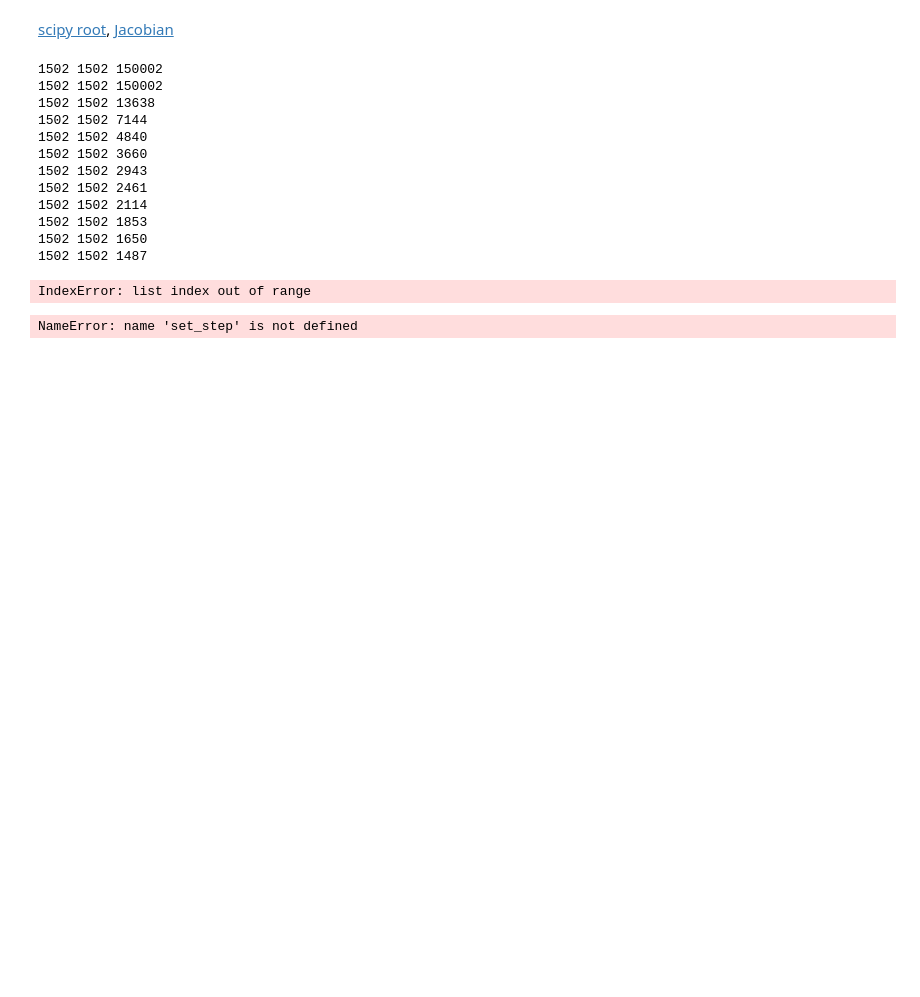
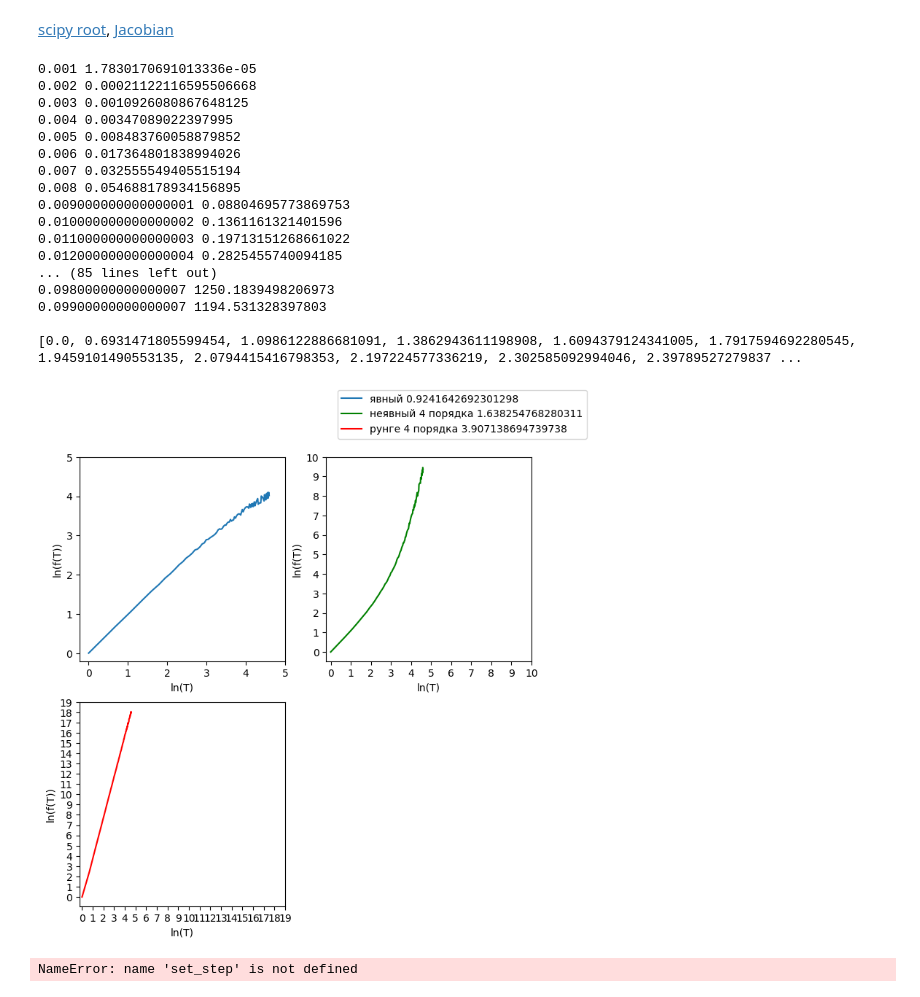
Before and after one commit to ArnautovPeter/projectPractice, a Jupyter notebook: src/old_main copy.ipynb, the cells around one changed output. Drawn from its saved outputs; the diff is of its cells as text; code cells hidden in the pictures; blank space fills up the shorter version.

```diff
--- a/src/old_main copy.ipynb
+++ b/src/old_main copy.ipynb
@@ -46,18 +46,20 @@ def explicit_method(T, a, xvn, yvn, c, b):
 # %%
 """Явный метод Рунге-Кутты 4-го порядка"""
 def explicit4_method(T, a, xvn, yvn, c, b):
-    kx1 = fx(xvn, yvn, a)
-    kx2 = fx(xvn + T/2*kx1, yvn + T/2, a)
-    kx3 = fx(xvn + T/2*kx2, yvn + T/2, a)
-    kx4 = fx(xvn + T*kx3, yvn + T, a)
-    xn = xvn + T/6*(kx1 + 2 * kx2 + 2 * kx3 + kx4)
+    kx1 = T * fx(xvn, yvn, a)
+    ky1 = T * fy(xvn, yvn, c, b)
 
-    ky1 = fy(xvn, yvn, c, b)
-    ky2 = fy(xvn + T/2, yvn + T/2 * ky1, c, b)
-    ky3 = fy(xvn + T/2, yvn + T/2 * ky2, c, b)
-    ky4 = fy(xvn + T/2, yvn + T * ky3, c, b)
-    yn = yvn + T/6*(ky1 + 2 * ky2 + 2 * ky3 + ky4)
+    kx2 = T * fx(xvn + 1/2*kx1, yvn + 1/2*ky1, a)
+    ky2 = T * fy(xvn + 1/2*kx1, yvn + 1/2 * ky1, c, b)
 
+    kx3 = T * fx(xvn + 1/2*kx2, yvn + 1/2 * ky2, a)
+    ky3 = T * fy(xvn + 1/2*kx2, yvn + 1/2 * ky2, c, b)
+
+    kx4 = T * fx(xvn + 1*kx3, yvn + 1 * ky3, a)
+    ky4 = T * fy(xvn + 1*kx3, yvn + 1 * ky3, c, b)
+
+    xn = xvn + (kx1 + 2 * kx2 + 2 * kx3 + kx4)/6.0
+    yn = yvn + (ky1 + 2 * ky2 + 2 * ky3 + ky4)/6.0
     return (xn, yn)
 # %%
 """Явный метод Рунге-Кутты 5-го порядка"""
@@ -295,7 +297,7 @@ def f(T_in):
     C2 = 2
     # T = 0.001
     t_start = 0
-    t_finish = 15
+    t_finish = 6
     a = 1
     # fig1 = plt.figure(figsize=(10,18))
     # px1 = fig1.add_subplot(111)
@@ -311,8 +313,8 @@ def f(T_in):
 
     lst =  ((C1+3*C2*t_start) * math.e**(2*t_start), (C2 - C1 - 3 * C2 * t_start) * math.e**(2*t_start))
     sol = Solver2((fx2, fy2), [a, b, c], lst, (t_start, t_finish))
-    array1 = sol.do_method(sol.explicit1_method, 0.01, False)
-    array2 = sol.do_method(sol.explicit4_method, 0.01, False)
+    array1 = sol.do_method(sol.explicit1_method, T_in, False)
+    array2 = sol.do_method(sol.explicit4_method, T_in, False)
 
     # array1 = do_method(explicit_method, t_start, t_finish, [lst], variables, False)
     # array3 = do_method(implicit2_method, t_start, t_finish, [lst], variables, False)
@@ -326,7 +328,7 @@ def f(T_in):
     arrayy3 = [i[1] for i in array3[1]]
     # arrayx4 = [i[0] for i in array3[1]]
     # arrayy4 = [i[1] for i in array3[1]]
-    print(len(array1[0]), len(array2[0]), len(array3[0]))
+    # print(len(array1[0]), len(array2[0]), len(array3[0]))
     max_dif = [0, 0, 0]
     tl = array2[0]
     for i in range(len(array1[0])):
@@ -348,7 +350,7 @@ diff_l1 = list()
 diff_l2 = list()
 diff_l3 = list()
 
-t = 0.0001
+t = 0.001
 dif = f(t)
 crd_move_y1 = math.log(dif[0])
 crd_move_x = math.log(t)
@@ -361,6 +363,7 @@ while t <= T:
         continue
     # print(t, end=" ")
     dif = f(t)
+    print(t, dif[2])
     diff_l1.append(math.log(dif[0]) - crd_move_y1)
     diff_l2.append(math.log(dif[1]) - crd_move_y2)
     diff_l3.append(math.log(dif[2]) - crd_move_y3)
@@ -374,46 +377,51 @@ print()
 
 fig1 = plt.figure(figsize=(8, 8))
 px1 = fig1.add_subplot(221)
 px2 = fig1.add_subplot(222)
 px3 = fig1.add_subplot(223)
 
 px1.plot(t_l, diff_l1, label="явный" + f" {mean(diff_l1[i]/t_l[i] for i in range(1, len(t_l)))}")
 px1.set_xticks(np.arange(0, math.ceil(math.log(T) - crd_move_x) + 1, step=1))
 px1.set_yticks(np.arange(0, math.ceil(math.log(T) - crd_move_x) + 1, step=1))
 px1.set_xlabel("ln(T)")
 px1.set_ylabel("ln(f(T))")
 
 px2.plot(t_l, diff_l2, label="неявный 4 порядка" + f" {mean(diff_l2[i]/t_l[i] for i in range(1, len(t_l)))}", color="green")
 to = max(math.ceil(math.log(dif[1]) - crd_move_y2), math.ceil(math.log(T) - crd_move_x))
 px2.set_xticks(np.arange(0, to + 1, step=1))
 px2.set_yticks(np.arange(0, to + 1, step=1))
 px2.set_xlabel("ln(T)")
 px2.set_ylabel("ln(f(T))")
 
 px3.plot(t_l, diff_l3, label="рунге 4 порядка" + f" {mean(diff_l3[i]/t_l[i] for i in range(1, len(t_l)))}", color="red")
 to = max(math.ceil(math.log(dif[2]) - crd_move_y3), math.ceil(math.log(T) - crd_move_x))
 px3.set_xticks(np.arange(0, to + 1, step=1))
 px3.set_yticks(np.arange(0, to + 1, step=1))
 px3.set_xlabel("ln(T)")
 px3.set_ylabel("ln(f(T))")
 
 print(t_l)
 fig1.legend()
 fig1.show()
 # %% [output]
-1502 1502 150002
-1502 1502 150002
-1502 1502 13638
-1502 1502 7144
-1502 1502 4840
-1502 1502 3660
-1502 1502 2943
-1502 1502 2461
-1502 1502 2114
-1502 1502 1853
-1502 1502 1650
-1502 1502 1487
+0.001 1.7830170691013336e-05
+0.002 0.00021122116595506668
+0.003 0.0010926080867648125
+0.004 0.00347089022397995
+0.005 0.008483760058879852
+0.006 0.017364801838994026
+0.007 0.032555549405515194
+0.008 0.054688178934156895
+0.009000000000000001 0.08804695773869753
+0.010000000000000002 0.1361161321401596
+0.011000000000000003 0.19713151268661022
+0.012000000000000004 0.2825455740094185
+... (85 lines left out)
+0.09800000000000007 1250.1839498206973
+0.09900000000000007 1194.531328397803
+
+[0.0, 0.6931471805599454, 1.0986122886681091, 1.3862943611198908, 1.6094379124341005, 1.7917594692280545, 1.9459101490553135, 2.0794415416798353, 2.197224577336219, 2.302585092994046, 2.39789527279837 ...
-IndexError: list index out of range
+[figure, added]
 # %%
 import math
 from statistics import mean
```
Also changed, not shown: 3 other files.
